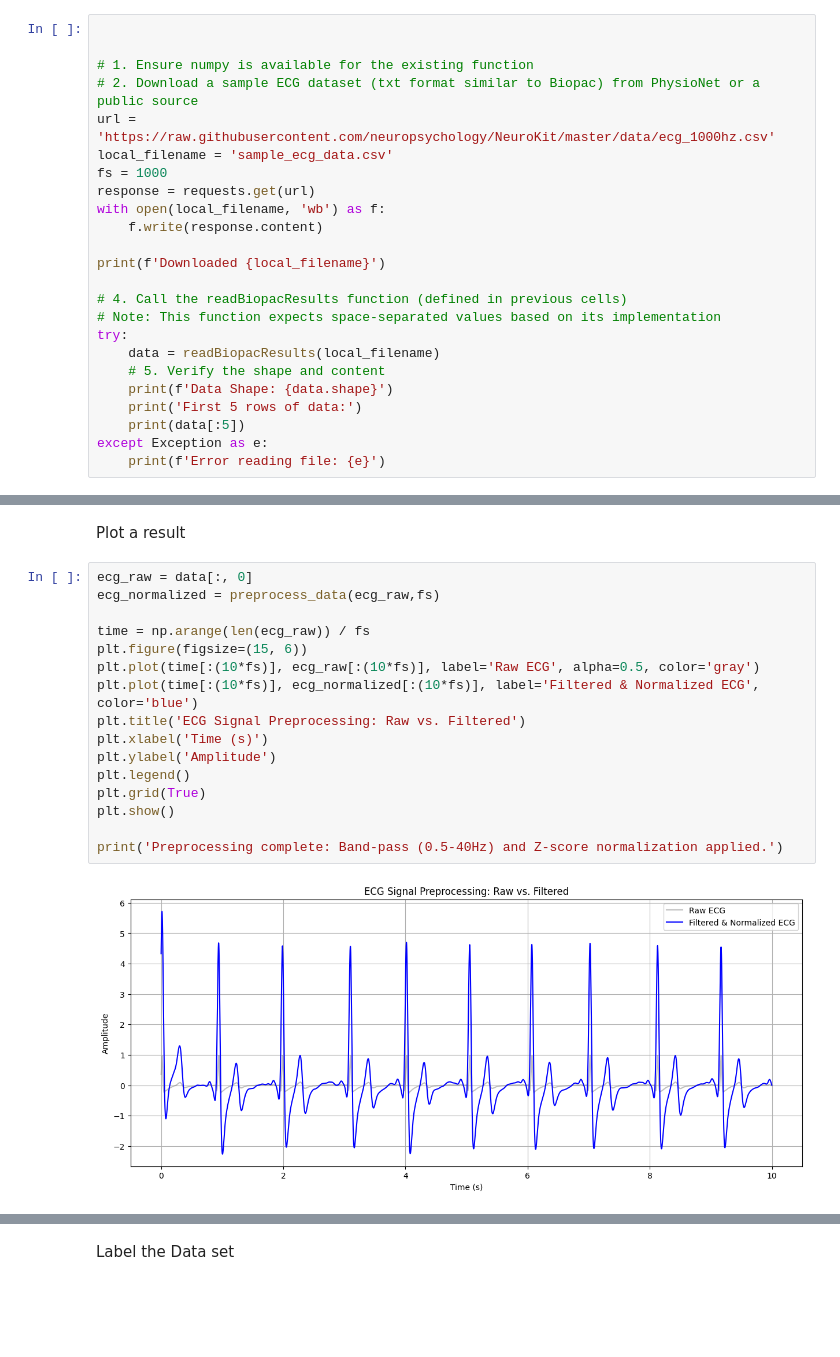
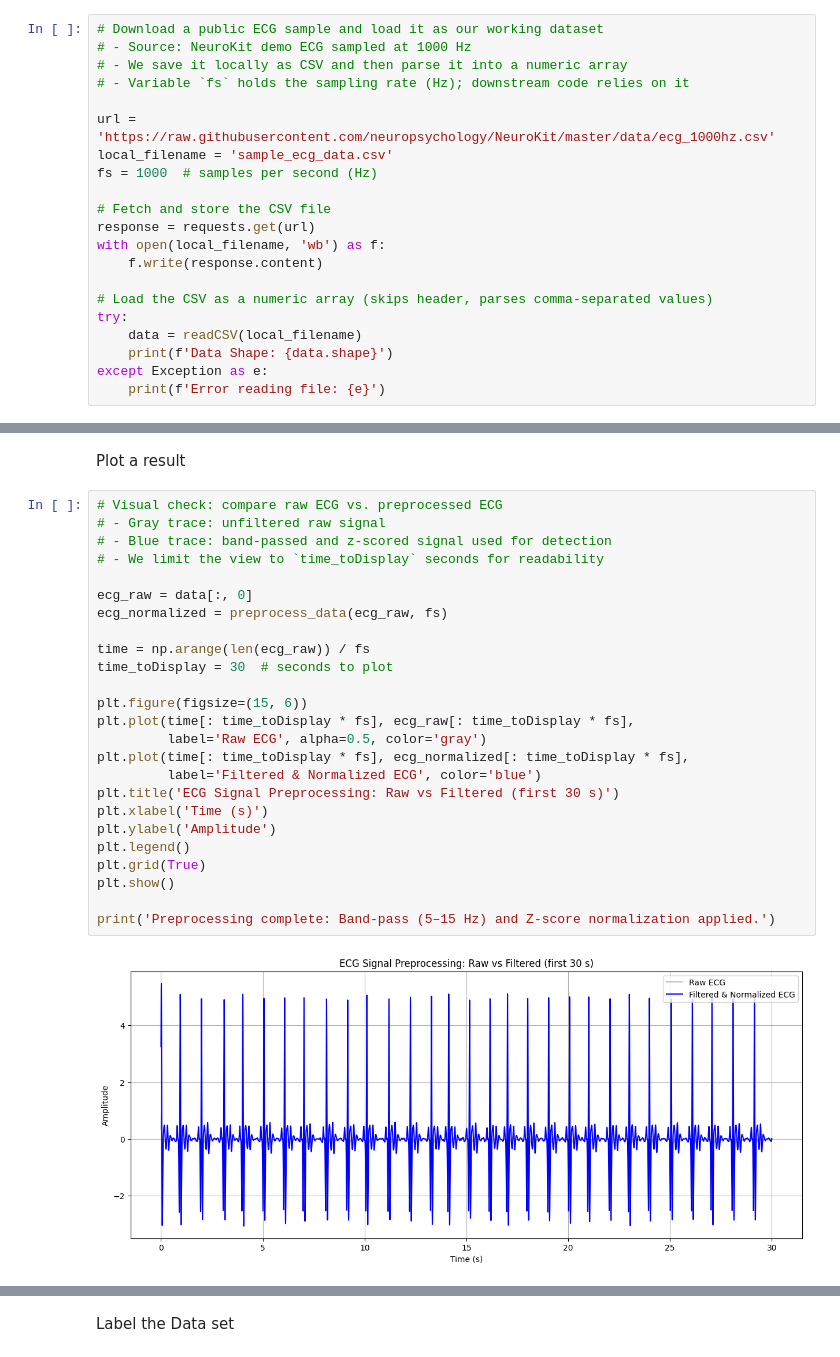
Before and after one commit to AyeshaSd/EECS4643Project, a Jupyter notebook: EECS4643Project_real.ipynb, the cells around one changed output, grey strips where cells are left out. Saved outputs shown, nothing was run; the diff lists cells and outputs as text; blank space fills up the shorter version.

```diff
--- a/EECS4643Project_real.ipynb
+++ b/EECS4643Project_real.ipynb
@@ -29,25 +70,22 @@ import requests
 # %%
+# Download a public ECG sample and load it as our working dataset
+# - Source: NeuroKit demo ECG sampled at 1000 Hz
+# - We save it locally as CSV and then parse it into a numeric array
+# - Variable `fs` holds the sampling rate (Hz); downstream code relies on it
 
-
-# 1. Ensure numpy is available for the existing function
-# 2. Download a sample ECG dataset (txt format similar to Biopac) from PhysioNet or a public source
 url = 'https://raw.githubusercontent.com/neuropsychology/NeuroKit/master/data/ecg_1000hz.csv'
 local_filename = 'sample_ecg_data.csv'
-fs = 1000
+fs = 1000  # samples per second (Hz)
+
+# Fetch and store the CSV file
 response = requests.get(url)
 with open(local_filename, 'wb') as f:
     f.write(response.content)
 
-print(f'Downloaded {local_filename}')
-
-# 4. Call the readBiopacResults function (defined in previous cells)
-# Note: This function expects space-separated values based on its implementation
+# Load the CSV as a numeric array (skips header, parses comma-separated values)
 try:
-    data = readBiopacResults(local_filename)
-    # 5. Verify the shape and content
+    data = readCSV(local_filename)
     print(f'Data Shape: {data.shape}')
-    print('First 5 rows of data:')
-    print(data[:5])
 except Exception as e:
     print(f'Error reading file: {e}')
 # %% [output]
@@ -81,20 +152,29 @@ def preprocess_data(raw_data,fs):
 # %% [markdown]
 Plot a result
 # %%
+# Visual check: compare raw ECG vs. preprocessed ECG
+# - Gray trace: unfiltered raw signal
+# - Blue trace: band‑passed and z‑scored signal used for detection
+# - We limit the view to `time_toDisplay` seconds for readability
+
 ecg_raw = data[:, 0]
-ecg_normalized = preprocess_data(ecg_raw,fs)
+ecg_normalized = preprocess_data(ecg_raw, fs)
 
 time = np.arange(len(ecg_raw)) / fs
+time_toDisplay = 30  # seconds to plot
+
 plt.figure(figsize=(15, 6))
-plt.plot(time[:(10*fs)], ecg_raw[:(10*fs)], label='Raw ECG', alpha=0.5, color='gray')
-plt.plot(time[:(10*fs)], ecg_normalized[:(10*fs)], label='Filtered & Normalized ECG', color='blue')
-plt.title('ECG Signal Preprocessing: Raw vs. Filtered')
+plt.plot(time[: time_toDisplay * fs], ecg_raw[: time_toDisplay * fs],
+         label='Raw ECG', alpha=0.5, color='gray')
+plt.plot(time[: time_toDisplay * fs], ecg_normalized[: time_toDisplay * fs],
+         label='Filtered & Normalized ECG', color='blue')
+plt.title('ECG Signal Preprocessing: Raw vs Filtered (first 30 s)')
 plt.xlabel('Time (s)')
 plt.ylabel('Amplitude')
 plt.legend()
 plt.grid(True)
 plt.show()
 
-print('Preprocessing complete: Band-pass (0.5-40Hz) and Z-score normalization applied.')
+print('Preprocessing complete: Band-pass (5–15 Hz) and Z-score normalization applied.')
 # %% [output]
-[figure, old version]
+[figure, new version]
```
Also changed, not shown: parts of 19 cells of this notebook.
